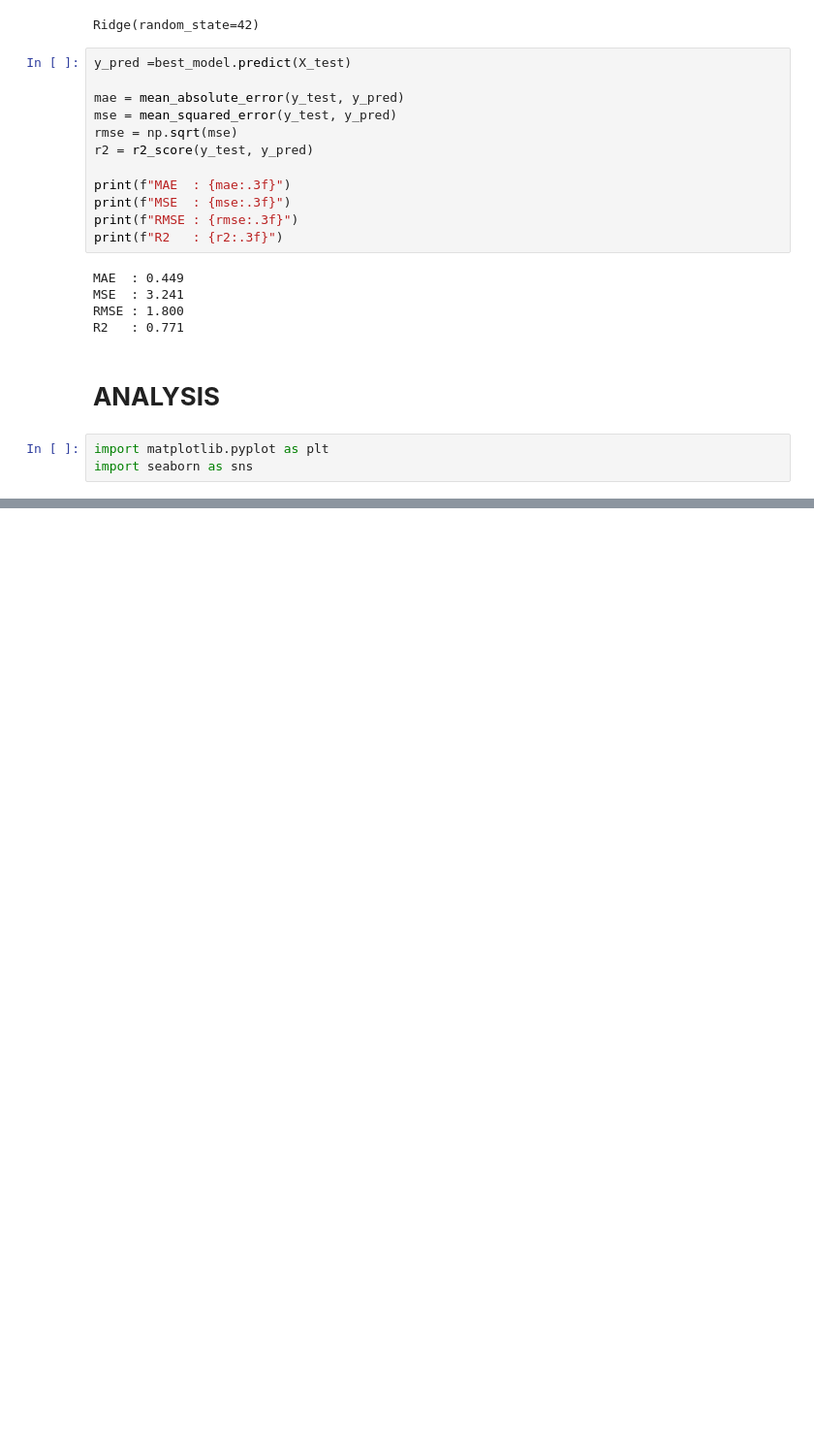
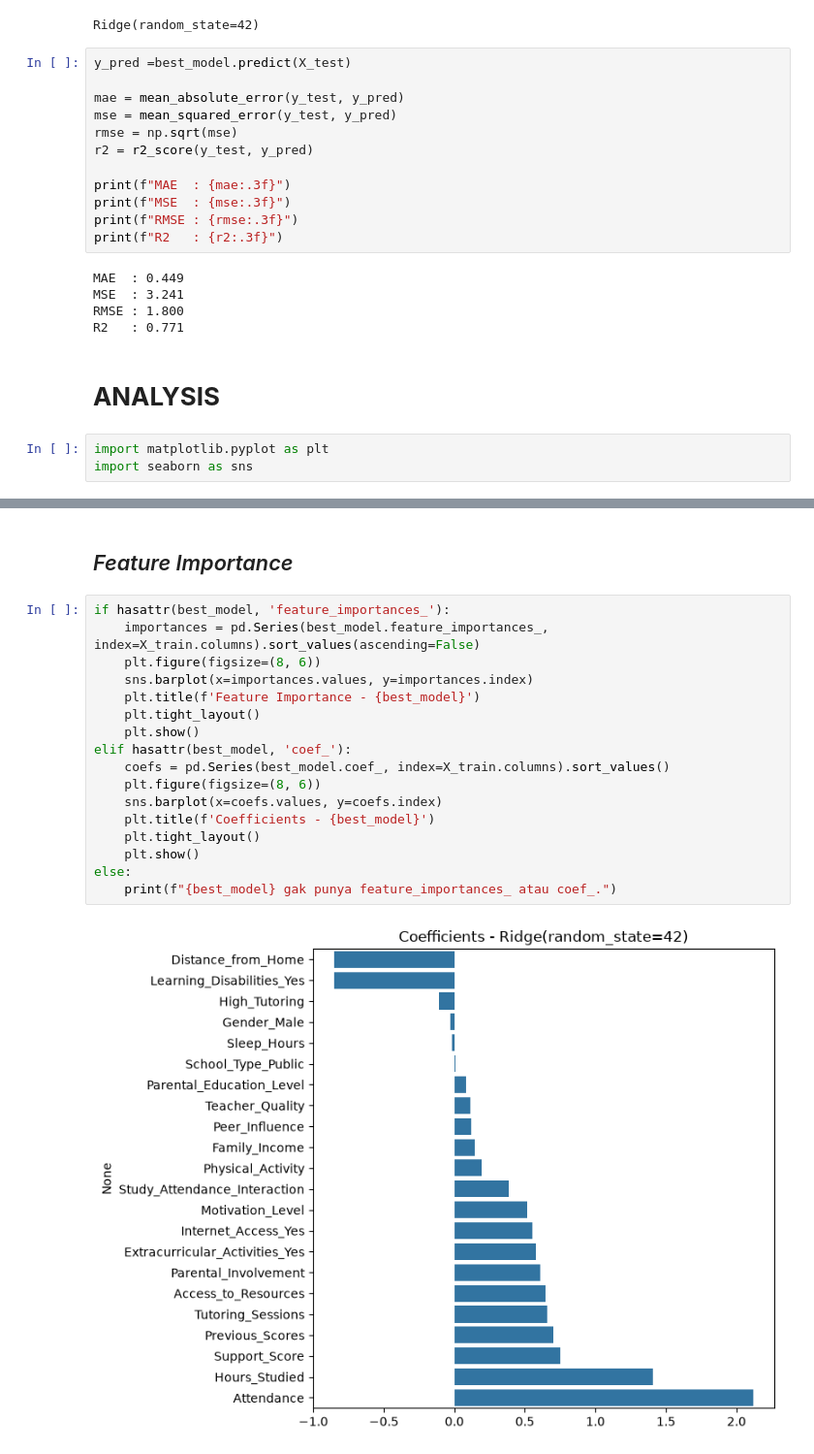
Before and after one commit to GantaLabs/StudentPerformanceFactors, a Jupyter notebook: notebook/03_Modeling_Evaluating.ipynb, the cells around one changed output, grey strips where cells are left out. Shown at 97% size. Cells and saved outputs as stored; diff of their text form; blank space fills up the shorter version.

```diff
--- a/notebook/03_Modeling_Evaluating.ipynb
+++ b/notebook/03_Modeling_Evaluating.ipynb
@@ -309,0 +226,21 @@ NameError: name 'best_model' is not defined
+# %% [markdown]
+## *Feature Importance*
+# %%
+if hasattr(best_model, 'feature_importances_'):
+    importances = pd.Series(best_model.feature_importances_, index=X_train.columns).sort_values(ascending=False)
+    plt.figure(figsize=(8, 6))
+    sns.barplot(x=importances.values, y=importances.index)
+    plt.title(f'Feature Importance - {best_model}')
+    plt.tight_layout()
+    plt.show()
+elif hasattr(best_model, 'coef_'):
+    coefs = pd.Series(best_model.coef_, index=X_train.columns).sort_values()
+    plt.figure(figsize=(8, 6))
+    sns.barplot(x=coefs.values, y=coefs.index)
+    plt.title(f'Coefficients - {best_model}')
+    plt.tight_layout()
+    plt.show()
+else:
+    print(f"{best_model} gak punya feature_importances_ atau coef_.")
+# %% [output]
+[figure, added]
```
Also changed, not shown: parts of 13 cells of this notebook, 6 other files.
